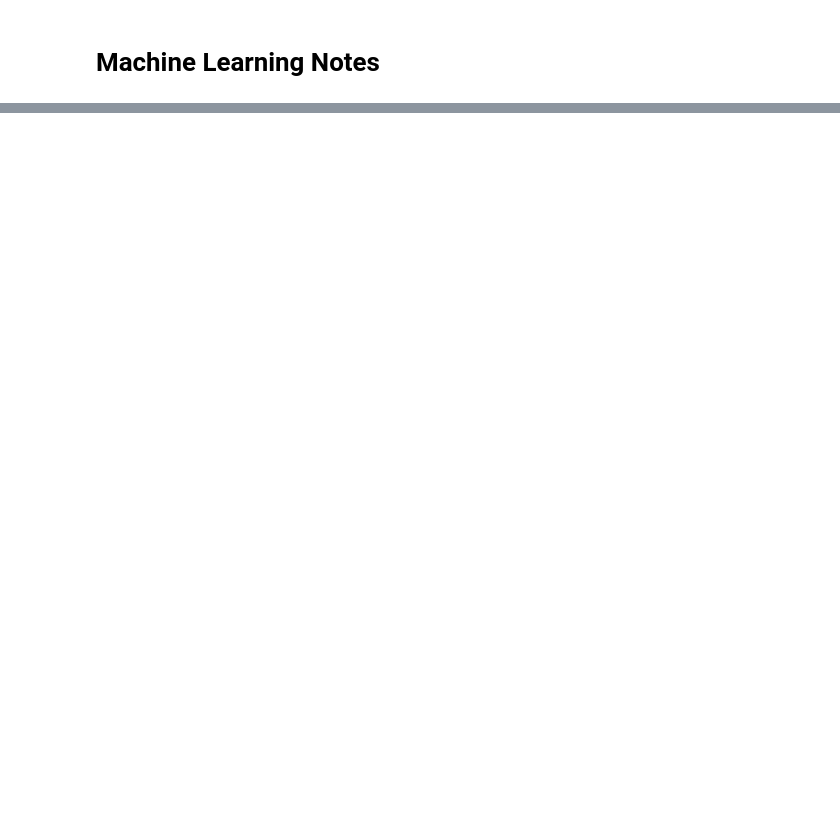
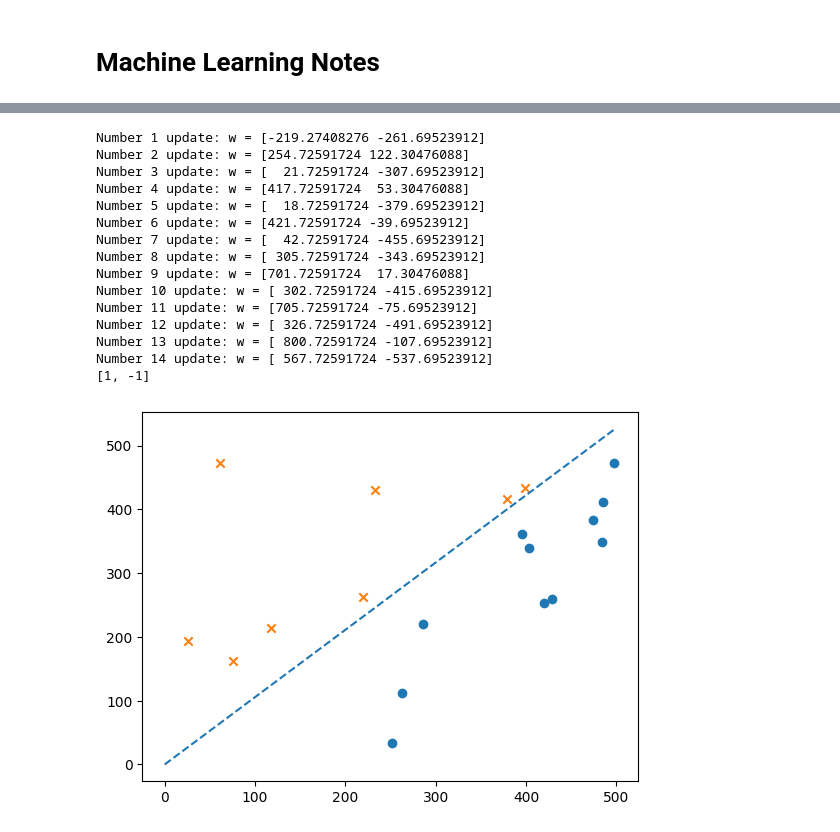
Before and after one commit to caichenghao1991/machine-learning-study, a Jupyter notebook: ml notes.ipynb, the cells around one changed output, grey strips where cells are left out. Drawn from its saved outputs; the diff is of its cells as text; code cells hidden in the pictures; blank space fills up the shorter version.

```diff
--- a/ml notes.ipynb
+++ b/ml notes.ipynb
@@ -41,0 +194,48 @@ $y^{(i)}$ 值为 1 或 -1
+# %%
+# Perceptron Classification (only Linear Separable Data)
+import numpy as np
+import matplotlib.pyplot as plt
+import pandas as pd
+train = pd.read_csv('data/image_size.csv', delimiter=',', skiprows=1)
+train_x = train.iloc[:,0:2]
+train_y = train.iloc[:,-1]
+
+w = np.random.rand(2)
+
+def f(x):
+    return 1 if np.dot(w, x) >= 0 else -1
+
+epoch, count = 10, 0
+for _ in range(epoch):
+    for x, y in zip(train_x.to_numpy(), train_y.to_list()):
+        if f(x) != y:
+            w += y * x
+            count += 1
+            print('Number {} update: w = {}'.format(count, w))
+
+test = [[200, 100],[100,200]]
+predict = [f(i) for i in test]
+print(predict)
+
+plt.scatter(train_x[train_y==1].iloc[:,0], train_x[train_y==1].iloc[:,1],marker='o')      # horizontal image
+plt.scatter(train_x[train_y==-1].iloc[:,0], train_x[train_y==-1].iloc[:,1],marker='x')    # vertical image
+x = np.arange(500)
+plt.plot(x, -w[0] / w[1] * x, linestyle='dashed')
+plt.show()
+# %% [output]
+Number 1 update: w = [-219.27408276 -261.69523912]
+Number 2 update: w = [254.72591724 122.30476088]
+Number 3 update: w = [  21.72591724 -307.69523912]
+Number 4 update: w = [417.72591724  53.30476088]
+Number 5 update: w = [  18.72591724 -379.69523912]
+Number 6 update: w = [421.72591724 -39.69523912]
+Number 7 update: w = [  42.72591724 -455.69523912]
+Number 8 update: w = [ 305.72591724 -343.69523912]
+Number 9 update: w = [701.72591724  17.30476088]
+Number 10 update: w = [ 302.72591724 -415.69523912]
+Number 11 update: w = [705.72591724 -75.69523912]
+Number 12 update: w = [ 326.72591724 -491.69523912]
+Number 13 update: w = [ 800.72591724 -107.69523912]
+Number 14 update: w = [ 567.72591724 -537.69523912]
+[1, -1]
+[figure, added]
```
Also changed, not shown: parts of 11 cells of this notebook.
